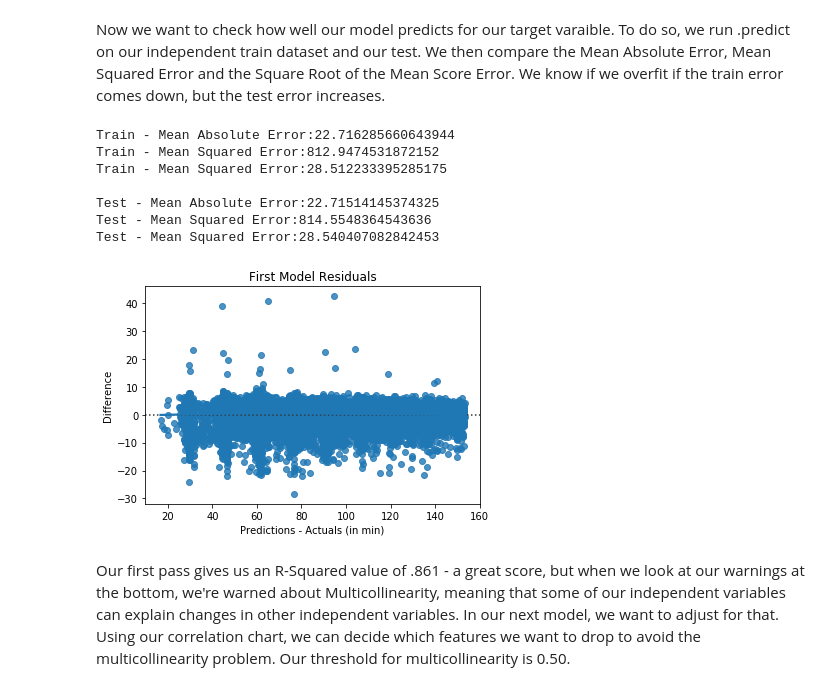
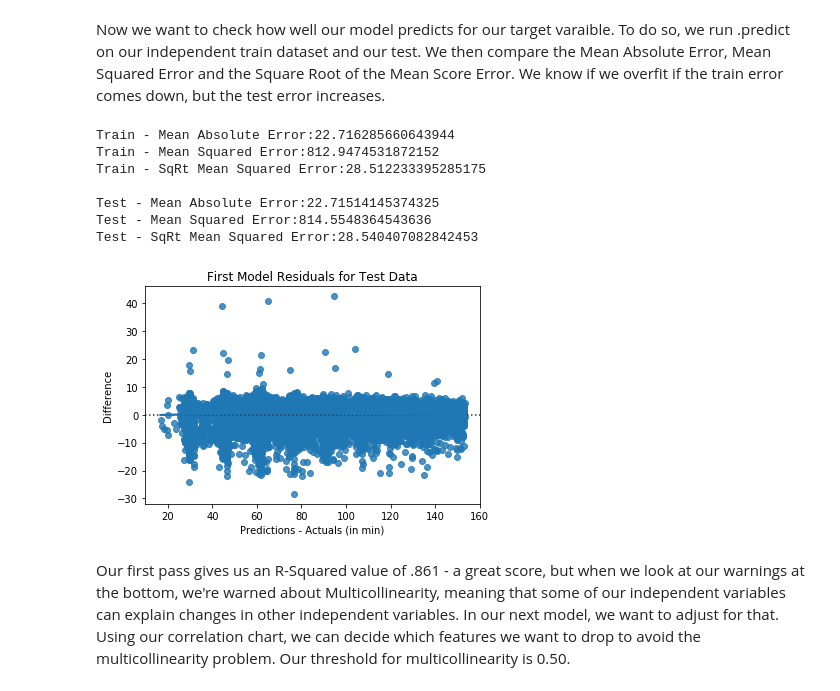
Before and after one commit to mcerow/traffic_times, a Jupyter notebook: Mod2Project - Linear Regression Modeling.ipynb, the cells around one changed output. Saved outputs shown, nothing was run; the diff lists cells and outputs as text; code cells hidden in the pictures.

```diff
--- a/Mod2Project - Linear Regression Modeling.ipynb
+++ b/Mod2Project - Linear Regression Modeling.ipynb
@@ -249,25 +248,25 @@ print('Train - SqRt Mean Squared Error:' + str(np.sqrt(metrics.mean_squared_erro
 
 print("")
 
-print('Test - Mean Absolute Error:' + str(metrics.mean_absolute_error(y_test, ypred)))
-print('Test - Mean Squared Error:' + str(metrics.mean_squared_error(y_test, ypred)))
-print('Test - SqRt Mean Squared Error:' + str(np.sqrt(metrics.mean_squared_error(y_test, ypred))))
+print('Test - Mean Absolute Error:' + str(metrics.mean_absolute_error(y_test, ypred_test)))
+print('Test - Mean Squared Error:' + str(metrics.mean_squared_error(y_test, ypred_test)))
+print('Test - SqRt Mean Squared Error:' + str(np.sqrt(metrics.mean_squared_error(y_test, ypred_test))))
 # %% [output]
 Train - Mean Absolute Error:22.716285660643944
 Train - Mean Squared Error:812.9474531872152
-Train - Mean Squared Error:28.512233395285175
+Train - SqRt Mean Squared Error:28.512233395285175
 
 Test - Mean Absolute Error:22.71514145374325
 Test - Mean Squared Error:814.5548364543636
-Test - Mean Squared Error:28.540407082842453
+Test - SqRt Mean Squared Error:28.540407082842453
 # %%
-sns.residplot(y_test,ypred,lowess=True)
-plt.title('First Model Residuals')
+sns.residplot(y_test,ypred_test,lowess=True)
+plt.title('First Model Residuals for Test Data')
 plt.xlabel('Predictions - Actuals (in min)')
 plt.ylabel('Difference')
 plt.show()
 # %% [output]
-[figure, old version]
+[figure, new version]
 # %% [markdown]
 Our first pass gives us an R-Squared value of .861 - a great score, but when we look at our warnings at the bottom, we're warned about Multicollinearity, meaning that some of our independent variables can explain changes in other independent variables. In our next model, we want to adjust for that. Using our correlation chart, we can decide which features we want to drop to avoid the multicollinearity problem. Our threshold for multicollinearity is 0.50.
 # %%
```
Also changed, not shown: parts of 15 cells of this notebook, 1 other file.
